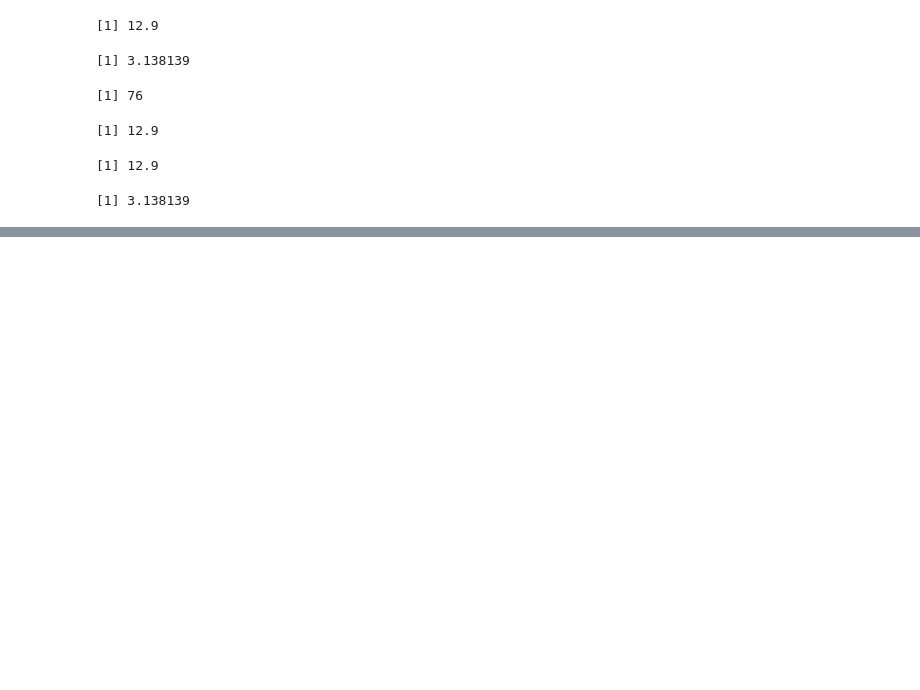
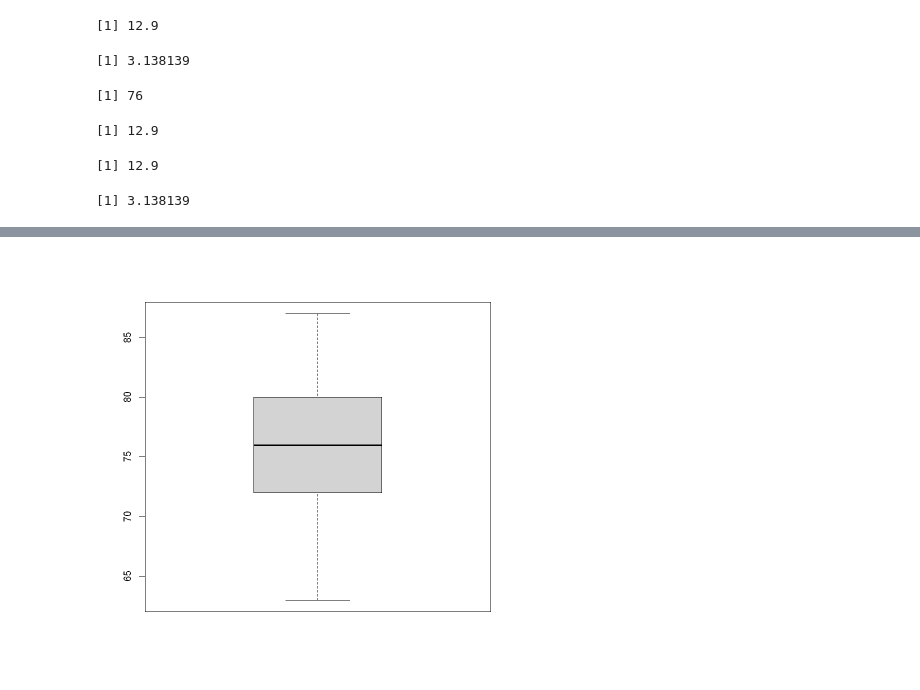
Before and after one commit to layla-focalors/r_learning_mx, a Jupyter notebook: app_loader.ipynb, the cells around one changed output, grey strips where cells are left out. Drawn from its saved outputs; the diff is of its cells as text; code cells hidden in the pictures; blank space fills up the shorter version.

```diff
--- a/app_loader.ipynb
+++ b/app_loader.ipynb
@@ -253,0 +262,4 @@ sd(trees$Girth)
+# %%
+boxplot(trees$Height)
+# %% [output]
+[figure, added]
```
Also changed, not shown: parts of 20 cells of this notebook.
